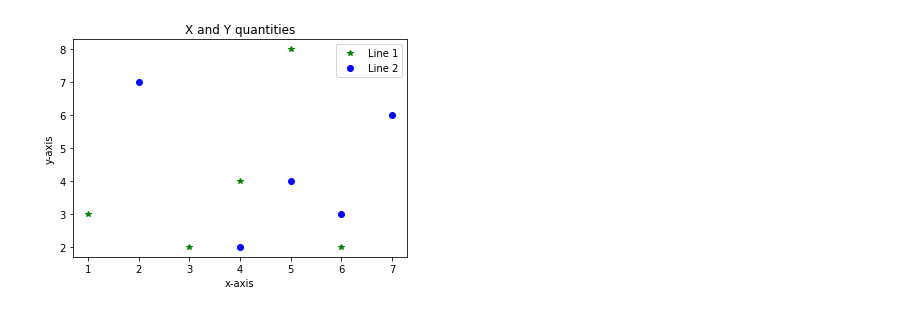
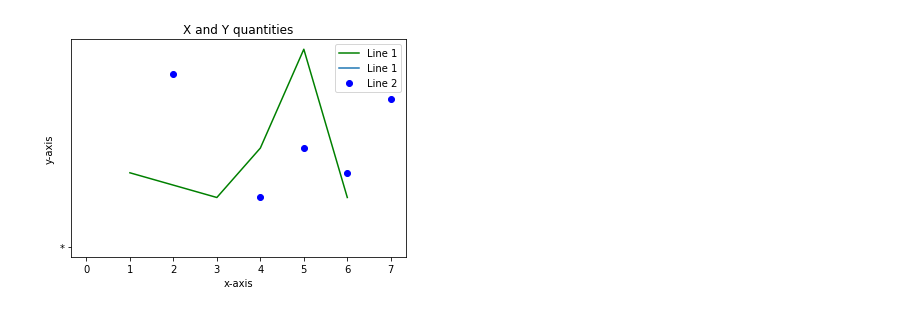
Before and after one commit to saileshchauhan/PythonLibrary, a Jupyter notebook: MatPlotLib/MatPlotLib/10_LineGraph_Plot_X&Y_quntities.ipynb, the cells around one changed output. Saved outputs shown, nothing was run; the diff lists cells and outputs as text; code cells hidden in the pictures.

Commit message:
[sailesh] Add:3 lines with foramting in 1 command

```diff
--- a/MatPlotLib/MatPlotLib/10_LineGraph_Plot_X&Y_quntities.ipynb
+++ b/MatPlotLib/MatPlotLib/10_LineGraph_Plot_X&Y_quntities.ipynb
@@ -12,14 +12,14 @@ import numpy as np
 # %%
 X1=[1,3,4,5,6]
 Y1=[3,2,4,8,2]
-plt.plot(X1,Y1,'g*',label='Line 1')
+plt.plot(X1,Y1,'g','*',label='Line 1')
 plt.xlabel('x-axis')
 plt.ylabel('y-axis')
 X2=[4,6,7,5,2]
 Y2=[2,3,6,4,7,]
 plt.plot(X2,Y2,'bo',label='Line 2')
 plt.legend()
 plt.title('X and Y quantities')
 plt.show()
 # %% [output]
-[figure, old version]
+[figure, new version]
```
Also changed, not shown: 1 other file.
